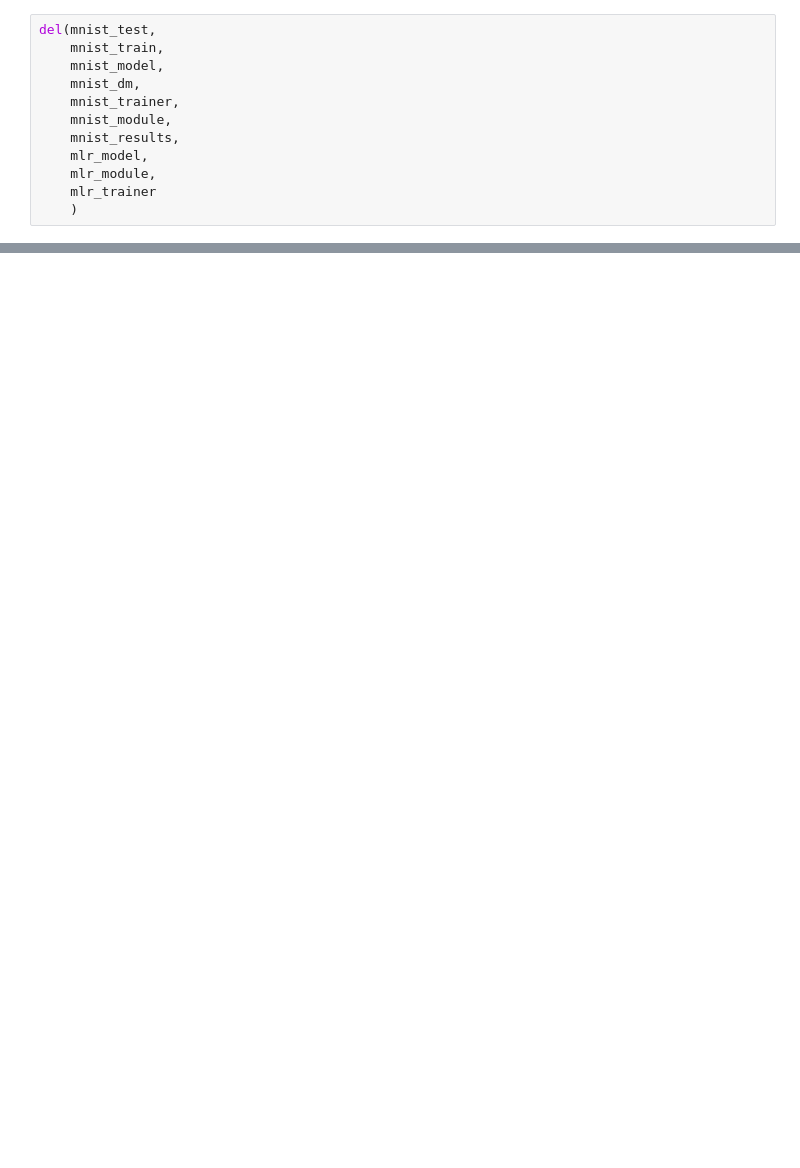
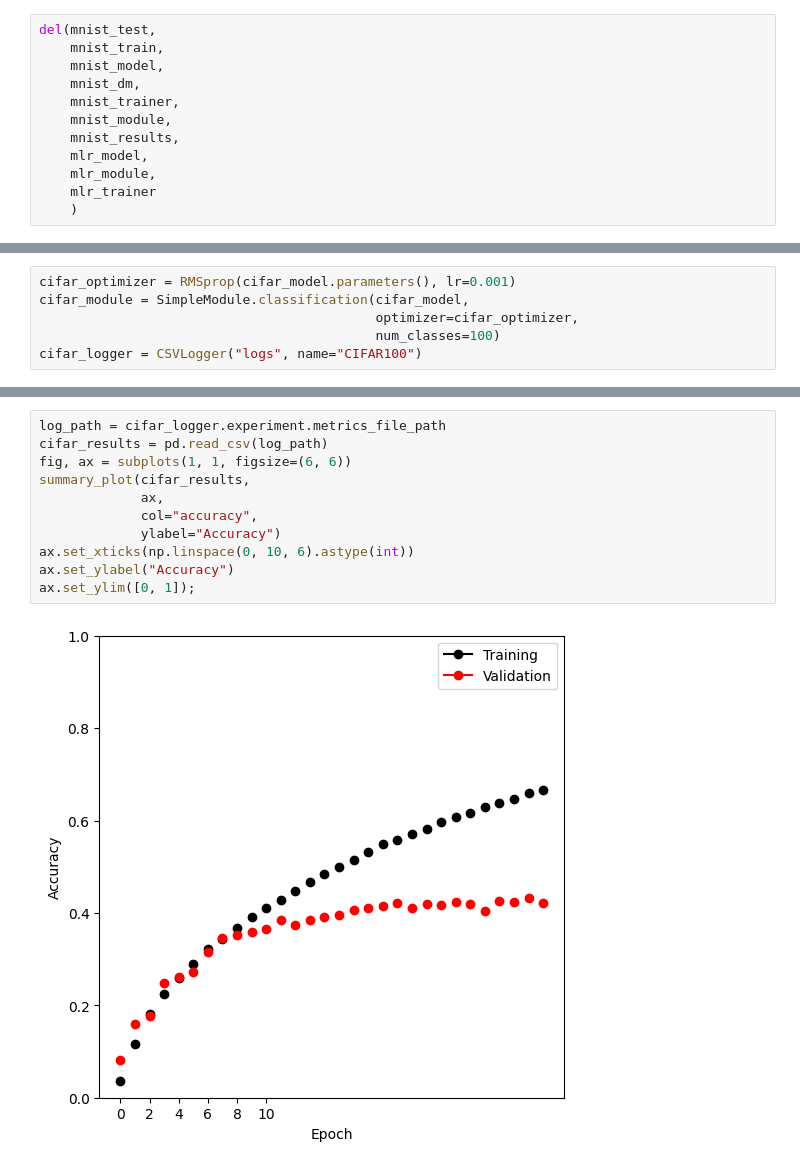
Before and after one commit to Adarsh0047/Introduction-to-Statistical-Learning-With-Python, a Jupyter notebook: Chapter 10/Chapter_10_Deep_Learning.ipynb, the cells around one changed output, grey strips where cells are left out. Saved outputs shown, nothing was run; the diff lists cells and outputs as text; blank space fills up the shorter version.

```diff
--- a/Chapter 10/Chapter_10_Deep_Learning.ipynb
+++ b/Chapter 10/Chapter_10_Deep_Learning.ipynb
@@ -496,0 +589,6 @@ del(mnist_test,
+# %%
+cifar_optimizer = RMSprop(cifar_model.parameters(), lr=0.001)
+cifar_module = SimpleModule.classification(cifar_model,
+                                           optimizer=cifar_optimizer,
+                                           num_classes=100)
+cifar_logger = CSVLogger("logs", name="CIFAR100")
@@ -496,0 +618,13 @@ del(mnist_test,
+# %%
+log_path = cifar_logger.experiment.metrics_file_path
+cifar_results = pd.read_csv(log_path)
+fig, ax = subplots(1, 1, figsize=(6, 6))
+summary_plot(cifar_results,
+             ax,
+             col="accuracy",
+             ylabel="Accuracy")
+ax.set_xticks(np.linspace(0, 10, 6).astype(int))
+ax.set_ylabel("Accuracy")
+ax.set_ylim([0, 1]);
+# %% [output]
+[figure, added]
```
Also changed, not shown: parts of 48 cells of this notebook.
